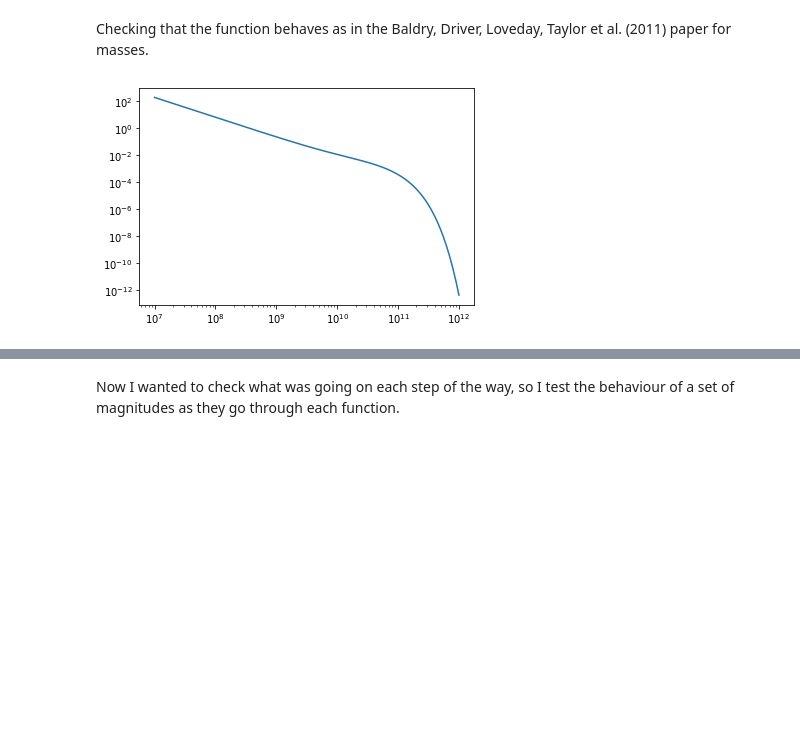
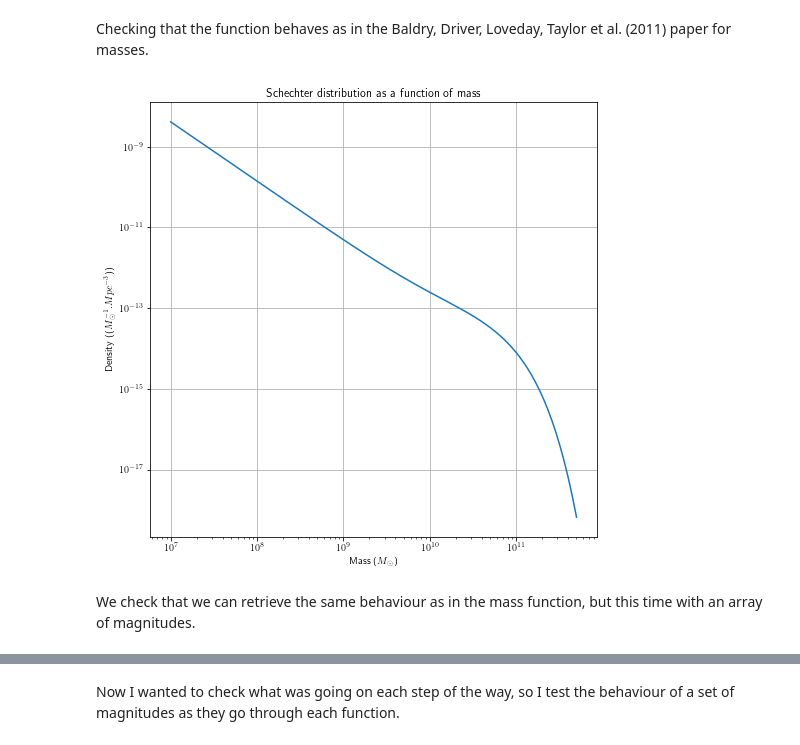
Before and after one commit to gottomo/cosmogalaxies, a Jupyter notebook: Magnitude_and_Schechter.ipynb, the cells around one changed output, grey strips where cells are left out. Saved outputs shown, nothing was run; the diff lists cells and outputs as text; code cells hidden in the pictures; blank space fills up the shorter version.

```diff
--- a/Magnitude_and_Schechter.ipynb
+++ b/Magnitude_and_Schechter.ipynb
@@ -134,8 +138,10 @@ Part 2: Double Schechter function; playing around and trying to get it to work
 # Schechter function for masses
 # Double schechter function from paper by Baldry, Driver, Loveday, Taylor et al. (2011)
 
-def DoubleSchechterDiff(Phi1, Phi2, a1, a2, MassStar, Mass): #in MASSES =(
-    Density = np.exp(-Mass/MassStar) * (Phi1 * (Mass/MassStar)**a1 + Phi2 * (Mass/MassStar)**a2 ) #* (1/(MassStar))
+def DoubleSchechterDiff(Phi1, Phi2, a1, a2, MassStar, Mass): #in MASSES =( (Solar masses)
+    Density = np.exp(-Mass/(MassStar)) * (Phi1 * (Mass/(MassStar))**a1 + Phi2 * (Mass/(MassStar))**a2 ) * (1/(MassStar))
+    #Density = np.exp(-Mass/(MassStar)) * (Phi1 * (Mass/(MassStar))**a1 + Phi2 * (Mass/(MassStar))**a2 ) * (Mass/(MassStar))
+    # For units as in the paper, we have d(mass)/ d(log(mass)) = mass
     return Density
 
 
@@ -143,19 +149,29 @@ DoubleSchechterDiffVec = np.vectorize(DoubleSchechterDiff)
 # %% [markdown]
 Checking that the function behaves as in the Baldry, Driver, Loveday, Taylor et al. (2011) paper for masses.
 # %%
-# masses = np.logspace((7 - 2 * np.log(H_0/70)), (12 - 2 * np.log(H_0/70)), num = 200)
-# densities = DoubleSchechterDiffVec(CanonicalSchechter[0], CanonicalSchechter[1], CanonicalSchechter[2], \
-#                                  CanonicalSchechter[3], CanonicalSchechter[4], masses)
+masses = np.logspace((7 - 2 * np.log(H_0/70)), (11.7 - 2 * np.log(H_0/70)), num = 200)
+densities = DoubleSchechterDiffVec(CanonicalSchechter[0], CanonicalSchechter[1], CanonicalSchechter[2], \
+                                 CanonicalSchechter[3], CanonicalSchechter[4], masses)
 
 
-# plt.plot(masses, densities)
-# plt.yscale("Log")
-# plt.xscale("Log")
-# plt.show()
+
+
+plt.figure(figsize=(8,8))
+
+plt.title("Schechter distribution as a function of mass")
+plt.xlabel("Mass ($M_{\odot}$)")
+plt.ylabel("Density (($M_{\odot}^{-1}. Mpc^{-3}$))")
+plt.grid()
+#plt.legend()
+
+plt.plot(masses, densities)
+plt.yscale("Log")
+plt.xscale("Log")
+plt.show()
 
 # Behaviour as in Baldry, Driver, Loveday, Taylor et al. (2011)
 # But y axis is wrong. Density varies too quickly
 # %% [output]
-[figure, old version]
+[figure, new version]
 # %%
 # Luminosity from mass
@@ -199 +231,3 @@ def SchechterMagnitudes(Phi1, Phi2, a1, a2, MassStar, mag, DM, K):
+# %% [markdown]
+ We check that we can retrieve the same behaviour as in the mass function, but this time with an array of magnitudes.
 # %%
```
Also changed, not shown: parts of 31 cells of this notebook.
